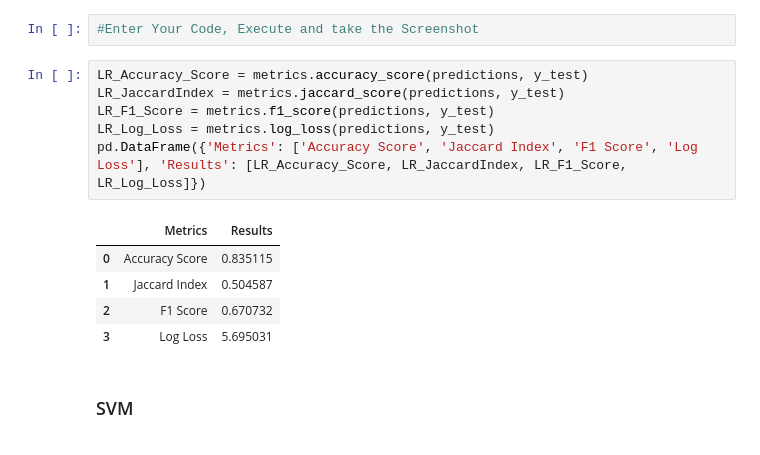
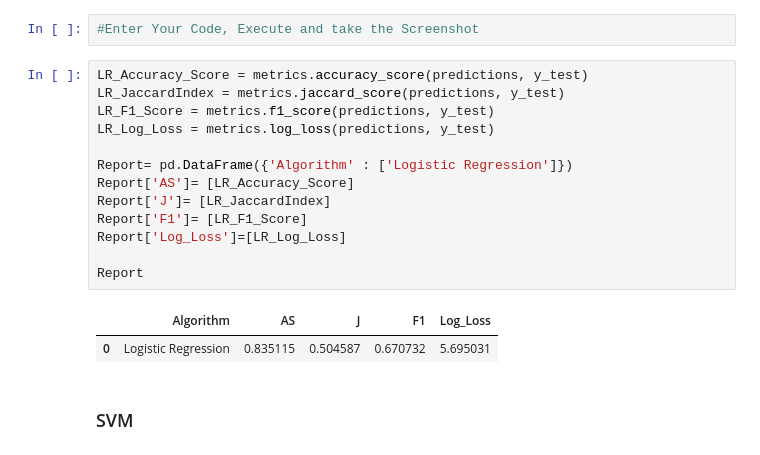
Before and after one commit to felicebenita/felicebtan.github.io, a Jupyter notebook: preprocessing/Final Assignment/IBMDeveloperSkillsNetwork-ML0101EN-SkillsNetwork_labs_Module 6_ML0101EN_SkillUp_FinalAssignment.jupyterlite.ipynb, the cells around one changed output. Saved outputs shown, nothing was run; the diff lists cells and outputs as text.

```diff
--- a/preprocessing/Final Assignment/IBMDeveloperSkillsNetwork-ML0101EN-SkillsNetwork_labs_Module 6_ML0101EN_SkillUp_FinalAssignment.jupyterlite.ipynb
+++ b/preprocessing/Final Assignment/IBMDeveloperSkillsNetwork-ML0101EN-SkillsNetwork_labs_Module 6_ML0101EN_SkillUp_FinalAssignment.jupyterlite.ipynb
@@ -304,15 +316,19 @@ predictions = LR.predict(x_test)
 # %%
 LR_Accuracy_Score = metrics.accuracy_score(predictions, y_test)
 LR_JaccardIndex = metrics.jaccard_score(predictions, y_test)
 LR_F1_Score = metrics.f1_score(predictions, y_test)
 LR_Log_Loss = metrics.log_loss(predictions, y_test)
-pd.DataFrame({'Metrics': ['Accuracy Score', 'Jaccard Index', 'F1 Score', 'Log Loss'], 'Results': [LR_Accuracy_Score, LR_JaccardIndex, LR_F1_Score, LR_Log_Loss]})
+
+Report= pd.DataFrame({'Algorithm' : ['Logistic Regression']})
+Report['AS']= [LR_Accuracy_Score]
+Report['J']= [LR_JaccardIndex]
+Report['F1']= [LR_F1_Score]
+Report['Log_Loss']=[LR_Log_Loss]
+
+Report
 # %% [output]
-|  | Metrics | Results |
-| 0 | Accuracy Score | 0.835115 |
-| 1 | Jaccard Index | 0.504587 |
-| 2 | F1 Score | 0.670732 |
-| 3 | Log Loss | 5.695031 |
+|  | Algorithm | AS | J | F1 | Log_Loss |
+| 0 | Logistic Regression | 0.835115 | 0.504587 | 0.670732 | 5.695031 |
 # %% [markdown]
 ### SVM
 # %% [markdown]
```
Also changed, not shown: parts of 15 cells of this notebook, 1 other file.
